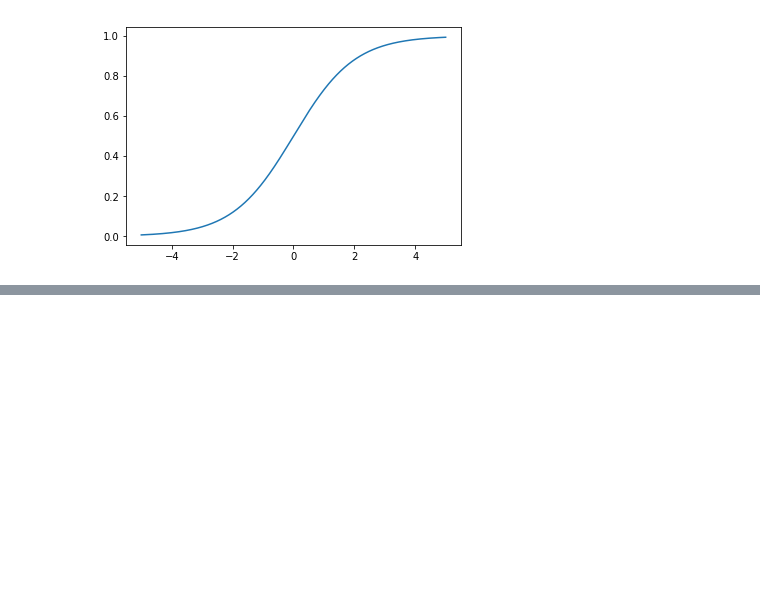
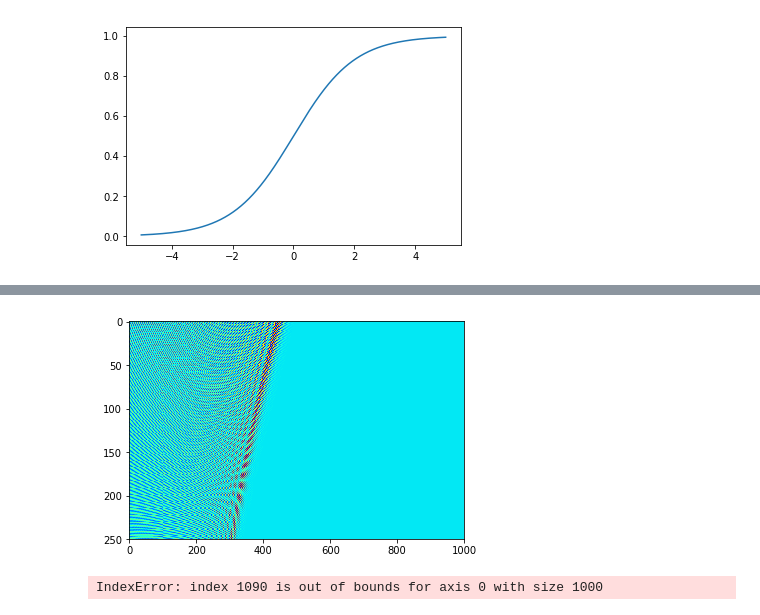
Before and after one commit to ggrillo93/plasma-lensing, a Jupyter notebook: Untitled.ipynb, the cells around one changed output, grey strips where cells are left out. Drawn from its saved outputs; the diff is of its cells as text; code cells hidden in the pictures; blank space fills up the shorter version.

```diff
--- a/Untitled.ipynb
+++ b/Untitled.ipynb
@@ -27,0 +60,11 @@ plt.show()
+# %%
+plt.imshow(mat4, aspect = 'auto', cmap = 'jet')
+plt.show()
+# %% [output]
+[figure, added]
+# %%
+upxvec = np.linspace(-5., 2., 1000)
+plt.plot(upxvec, mat.T[1090])
+plt.show()
+# %% [output]
+IndexError: index 1090 is out of bounds for axis 0 with size 1000
```
Also changed, not shown: parts of 10 cells of this notebook, 7 other files.
